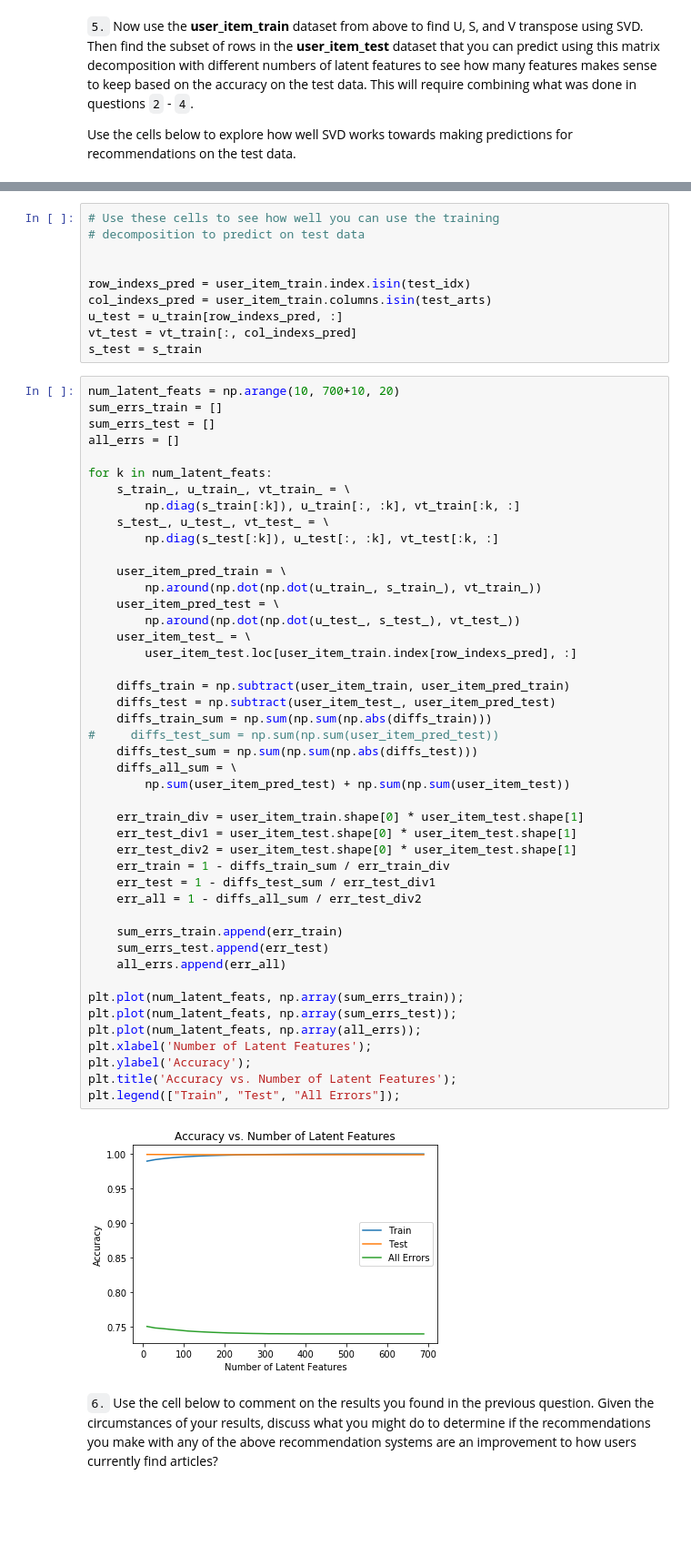
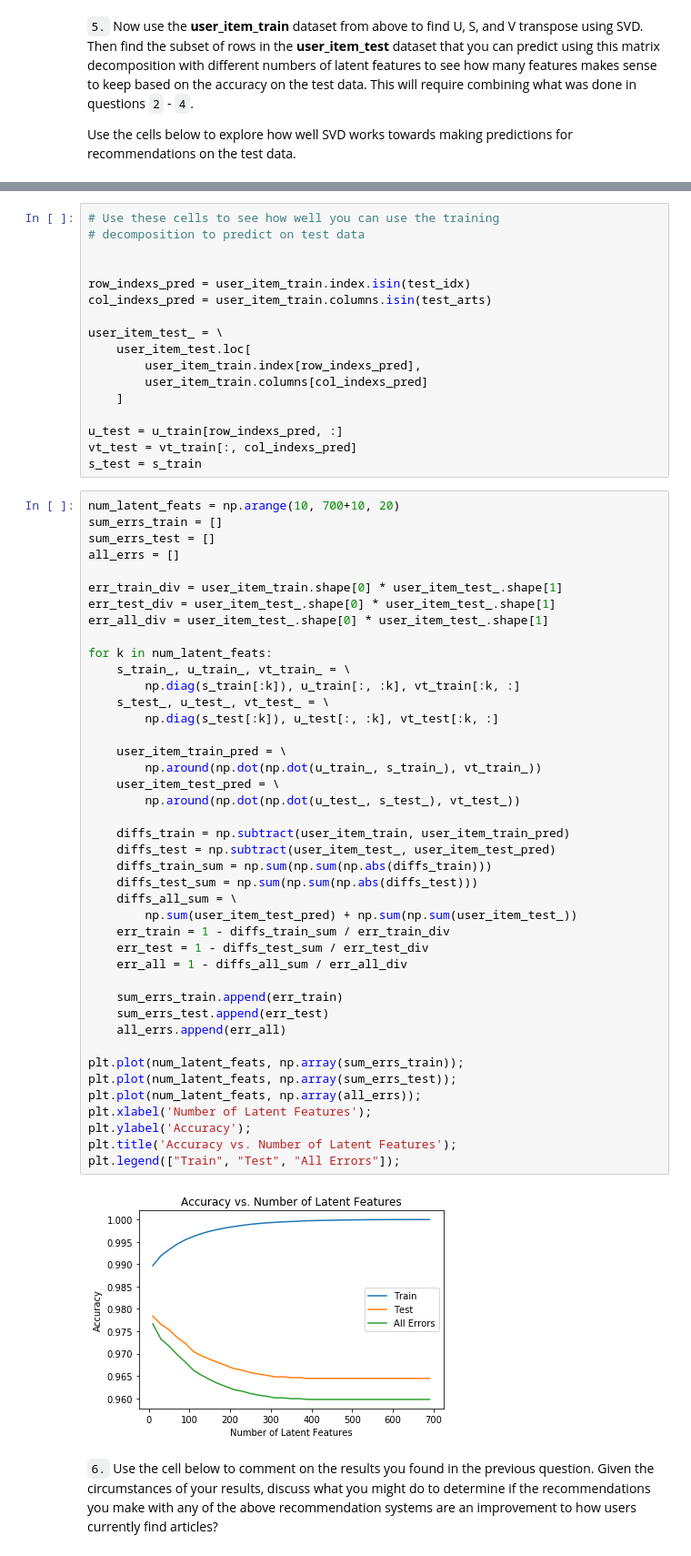
Before and after one commit to PaperStrange/Udacity_DataScientist, a Jupyter notebook: DS_term2_project3/model/Recommendations_with_IBM.ipynb, the cells around one changed output, grey strips where cells are left out. Shown: that part at 91% size. Saved outputs shown, nothing was run; the diff lists cells and outputs as text; blank space fills up the shorter version.

```diff
--- a/DS_term2_project3/model/Recommendations_with_IBM.ipynb
+++ b/DS_term2_project3/model/Recommendations_with_IBM.ipynb
@@ -868,6 +960,13 @@ u_train, s_train, vt_train = np.linalg.svd(user_item_train) # fit svd similar to
 
 row_indexs_pred = user_item_train.index.isin(test_idx)
 col_indexs_pred = user_item_train.columns.isin(test_arts)
+
+user_item_test_ = \
+    user_item_test.loc[
+        user_item_train.index[row_indexs_pred],
+        user_item_train.columns[col_indexs_pred]
+    ]
+
 u_test = u_train[row_indexs_pred, :]
 vt_test = vt_train[:, col_indexs_pred]
 s_test = s_train
@@ -876,47 +975,44 @@ num_latent_feats = np.arange(10, 700+10, 20)
 sum_errs_train = []
 sum_errs_test = []
 all_errs = []
+
+err_train_div = user_item_train.shape[0] * user_item_test_.shape[1]
+err_test_div = user_item_test_.shape[0] * user_item_test_.shape[1]
+err_all_div = user_item_test_.shape[0] * user_item_test_.shape[1]
 
 for k in num_latent_feats:
     s_train_, u_train_, vt_train_ = \
         np.diag(s_train[:k]), u_train[:, :k], vt_train[:k, :]
     s_test_, u_test_, vt_test_ = \
         np.diag(s_test[:k]), u_test[:, :k], vt_test[:k, :]
 
-    user_item_pred_train = \
+    user_item_train_pred = \
         np.around(np.dot(np.dot(u_train_, s_train_), vt_train_))
-    user_item_pred_test = \
+    user_item_test_pred = \
         np.around(np.dot(np.dot(u_test_, s_test_), vt_test_))
-    user_item_test_ = \
-        user_item_test.loc[user_item_train.index[row_indexs_pred], :]
 
-    diffs_train = np.subtract(user_item_train, user_item_pred_train)
-    diffs_test = np.subtract(user_item_test_, user_item_pred_test)
+    diffs_train = np.subtract(user_item_train, user_item_train_pred)
+    diffs_test = np.subtract(user_item_test_, user_item_test_pred)
     diffs_train_sum = np.sum(np.sum(np.abs(diffs_train)))
-#     diffs_test_sum = np.sum(np.sum(user_item_pred_test))
     diffs_test_sum = np.sum(np.sum(np.abs(diffs_test)))
     diffs_all_sum = \
-        np.sum(user_item_pred_test) + np.sum(np.sum(user_item_test))
-
-    err_train_div = user_item_train.shape[0] * user_item_test.shape[1]
-    err_test_div1 = user_item_test.shape[0] * user_item_test.shape[1]
-    err_test_div2 = user_item_test.shape[0] * user_item_test.shape[1]
+        np.sum(user_item_test_pred) + np.sum(np.sum(user_item_test_))
     err_train = 1 - diffs_train_sum / err_train_div
-    err_test = 1 - diffs_test_sum / err_test_div1
-    err_all = 1 - diffs_all_sum / err_test_div2
+    err_test = 1 - diffs_test_sum / err_test_div
+    err_all = 1 - diffs_all_sum / err_all_div
 
     sum_errs_train.append(err_train)
     sum_errs_test.append(err_test)
     all_errs.append(err_all)
 
 plt.plot(num_latent_feats, np.array(sum_errs_train));
 plt.plot(num_latent_feats, np.array(sum_errs_test));
 plt.plot(num_latent_feats, np.array(all_errs));
 plt.xlabel('Number of Latent Features');
 plt.ylabel('Accuracy');
 plt.title('Accuracy vs. Number of Latent Features');
 plt.legend(["Train", "Test", "All Errors"]);
 # %% [output]
-[figure, old version]
+[figure, new version]
 # %% [markdown]
 `6.` Use the cell below to comment on the results you found in the previous question. Given the circumstances of your results, discuss what you might do to determine if the recommendations you make with any of the above recommendation systems are an improvement to how users currently find articles?
```
Also changed, not shown: parts of 24 cells of this notebook.
